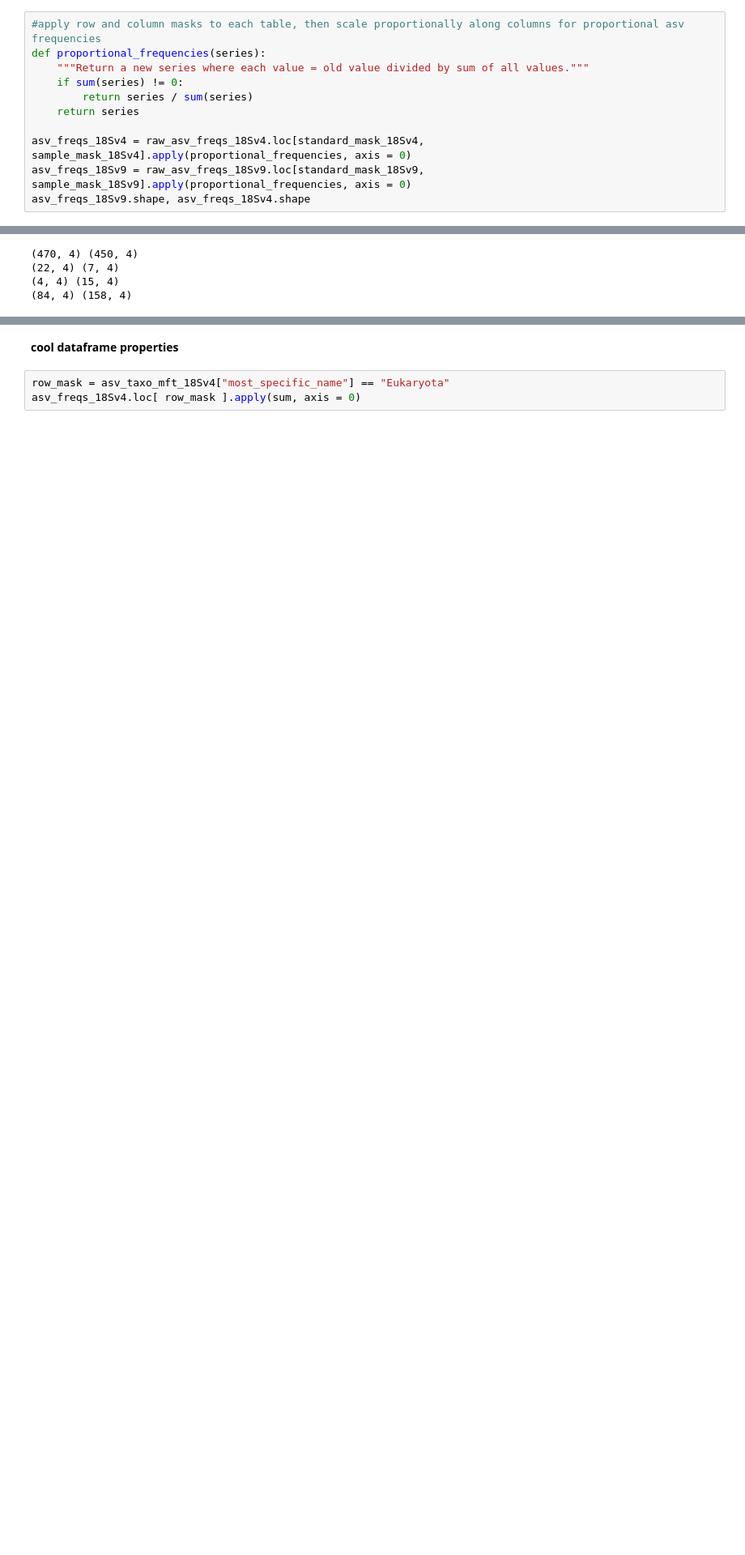
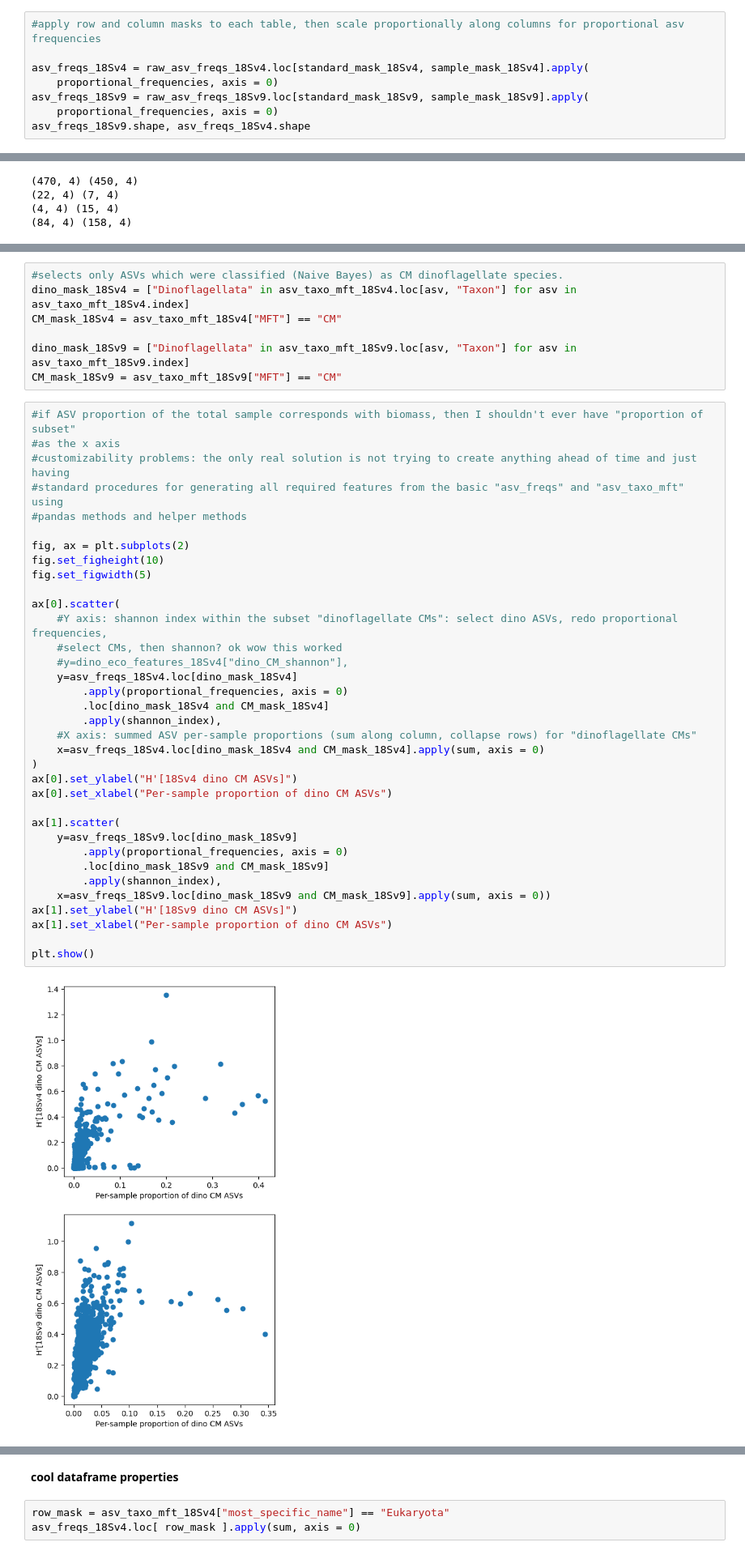
Before and after one commit to boopalaarul/ncog-mixoplankton-amplicon, a Jupyter notebook: NCOG mixoplankton diversity & env. variables, preprocessing.ipynb, the cells around one changed output, grey strips where cells are left out. Shown at 81% size. Cells and saved outputs as stored; diff of their text form; blank space fills up the shorter version.

Commit message:
finalized eco features, initial scatterplots of diversity vs biomass or proxies of it; next steps: add more env features (more pigments)

```diff
--- a/NCOG mixoplankton diversity & env. variables, preprocessing.ipynb
+++ b/NCOG mixoplankton diversity & env. variables, preprocessing.ipynb
@@ -59,14 +71,11 @@ len(standard_mask_18Sv4), sum(standard_mask_18Sv4)
 (50408, 50407, 34498, 34496)
 # %%
 #apply row and column masks to each table, then scale proportionally along columns for proportional asv frequencies
-def proportional_frequencies(series):
-    """Return a new series where each value = old value divided by sum of all values."""
-    if sum(series) != 0:
-        return series / sum(series)
-    return series
 
-asv_freqs_18Sv4 = raw_asv_freqs_18Sv4.loc[standard_mask_18Sv4, sample_mask_18Sv4].apply(proportional_frequencies, axis = 0)
-asv_freqs_18Sv9 = raw_asv_freqs_18Sv9.loc[standard_mask_18Sv9, sample_mask_18Sv9].apply(proportional_frequencies, axis = 0)
+asv_freqs_18Sv4 = raw_asv_freqs_18Sv4.loc[standard_mask_18Sv4, sample_mask_18Sv4].apply(
+    proportional_frequencies, axis = 0)
+asv_freqs_18Sv9 = raw_asv_freqs_18Sv9.loc[standard_mask_18Sv9, sample_mask_18Sv9].apply(
+    proportional_frequencies, axis = 0)
 asv_freqs_18Sv9.shape, asv_freqs_18Sv4.shape
 # %% [output]
 ((50407, 1486), (34496, 1145))
@@ -406,0 +456,44 @@ pr2_taxonomies.loc[
+# %%
+#selects only ASVs which were classified (Naive Bayes) as CM dinoflagellate species.
+dino_mask_18Sv4 = ["Dinoflagellata" in asv_taxo_mft_18Sv4.loc[asv, "Taxon"] for asv in asv_taxo_mft_18Sv4.index]
+CM_mask_18Sv4 = asv_taxo_mft_18Sv4["MFT"] == "CM"
+
+dino_mask_18Sv9 = ["Dinoflagellata" in asv_taxo_mft_18Sv9.loc[asv, "Taxon"] for asv in asv_taxo_mft_18Sv9.index]
+CM_mask_18Sv9 = asv_taxo_mft_18Sv9["MFT"] == "CM"
+# %%
+#if ASV proportion of the total sample corresponds with biomass, then I shouldn't ever have "proportion of subset"
+#as the x axis
+#customizability problems: the only real solution is not trying to create anything ahead of time and just having
+#standard procedures for generating all required features from the basic "asv_freqs" and "asv_taxo_mft" using
+#pandas methods and helper methods
+
+fig, ax = plt.subplots(2)
+fig.set_figheight(10)
+fig.set_figwidth(5)
+
+ax[0].scatter(
+    #Y axis: shannon index within the subset "dinoflagellate CMs": select dino ASVs, redo proportional frequencies,
+    #select CMs, then shannon? ok wow this worked
+    #y=dino_eco_features_18Sv4["dino_CM_shannon"],
+    y=asv_freqs_18Sv4.loc[dino_mask_18Sv4]
+        .apply(proportional_frequencies, axis = 0)
+        .loc[dino_mask_18Sv4 and CM_mask_18Sv4]
+        .apply(shannon_index),
+    #X axis: summed ASV per-sample proportions (sum along column, collapse rows) for "dinoflagellate CMs"
+    x=asv_freqs_18Sv4.loc[dino_mask_18Sv4 and CM_mask_18Sv4].apply(sum, axis = 0)
+)
+ax[0].set_ylabel("H'[18Sv4 dino CM ASVs]")
+ax[0].set_xlabel("Per-sample proportion of dino CM ASVs")
+
+ax[1].scatter(
+    y=asv_freqs_18Sv9.loc[dino_mask_18Sv9]
+        .apply(proportional_frequencies, axis = 0)
+        .loc[dino_mask_18Sv9 and CM_mask_18Sv9]
+        .apply(shannon_index),
+    x=asv_freqs_18Sv9.loc[dino_mask_18Sv9 and CM_mask_18Sv9].apply(sum, axis = 0))
+ax[1].set_ylabel("H'[18Sv9 dino CM ASVs]")
+ax[1].set_xlabel("Per-sample proportion of dino CM ASVs")
+
+plt.show()
+# %% [output]
+[figure, added]
```
Also changed, not shown: parts of 37 cells of this notebook, 2 other files.
